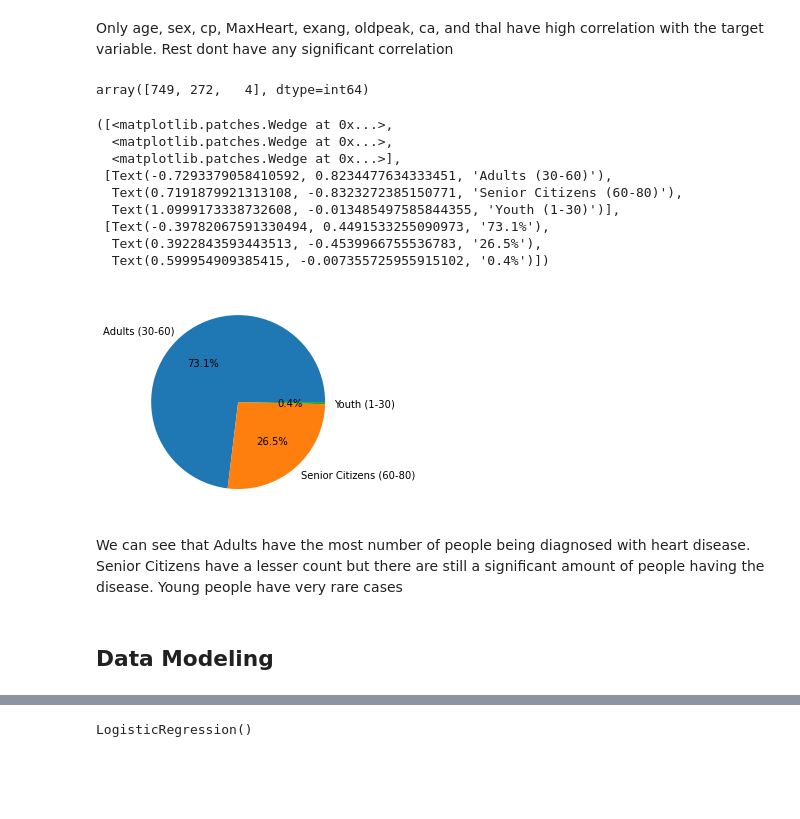
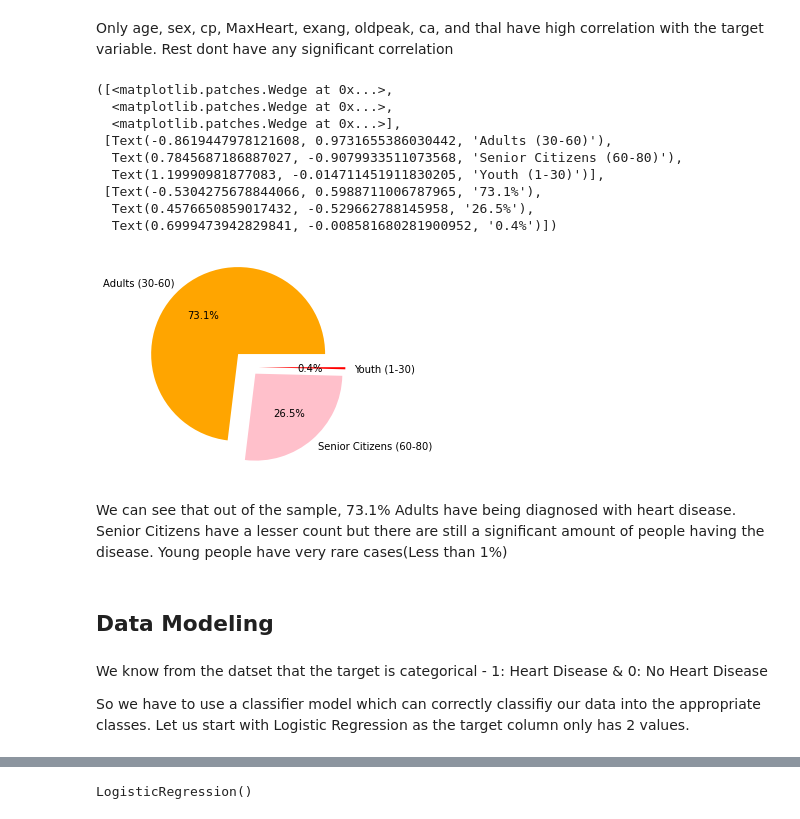
Before and after one commit to MehulSarup/HeartDisease_ML, a Jupyter notebook: Heart Disease Analysis.ipynb, the cells around one changed output, grey strips where cells are left out. Drawn from its saved outputs; the diff is of its cells as text; code cells hidden in the pictures; blank space fills up the shorter version.

Commit message:
Added new data description file. Updated analysis

```diff
--- a/Heart Disease Analysis.ipynb
+++ b/Heart Disease Analysis.ipynb
@@ -169,28 +168,32 @@ Only age, sex, cp, MaxHeart, exang, oldpeak, ca, and thal have high correlation
 ranges = [1,30,60,80]
 df2['age_range'] = pd.cut(df['age'], ranges)
 counts_range=df2['age_range'].value_counts().to_numpy()
-counts_range
+#counts_range
 #df2['age_range'].value_counts()
-# %% [output]
-array([749, 272,   4], dtype=int64)
 # %%
 age_labels=['Adults (30-60)', 'Senior Citizens (60-80)', 'Youth (1-30)']
-plt.pie(counts_range, labels=age_labels, autopct="%1.1f%%")
+exp = [0.2, 0.1, 0.1]
+pie_col = ["orange", "pink", "red"]
+plt.pie(counts_range, labels=age_labels, autopct="%1.1f%%", explode=exp, colors=pie_col)
 # %% [output]
 ([<matplotlib.patches.Wedge at 0x...>,
   <matplotlib.patches.Wedge at 0x...>,
   <matplotlib.patches.Wedge at 0x...>],
- [Text(-0.7293379058410592, 0.8234477634333451, 'Adults (30-60)'),
-  Text(0.7191879921313108, -0.8323272385150771, 'Senior Citizens (60-80)'),
-  Text(1.0999173338732608, -0.013485497585844355, 'Youth (1-30)')],
- [Text(-0.39782067591330494, 0.4491533255090973, '73.1%'),
-  Text(0.3922843593443513, -0.4539966755536783, '26.5%'),
-  Text(0.599954909385415, -0.007355725955915102, '0.4%')])
+ [Text(-0.8619447978121608, 0.9731655386030442, 'Adults (30-60)'),
+  Text(0.7845687186887027, -0.9079933511073568, 'Senior Citizens (60-80)'),
+  Text(1.19990981877083, -0.014711451911830205, 'Youth (1-30)')],
+ [Text(-0.5304275678844066, 0.5988711006787965, '73.1%'),
+  Text(0.4576650859017432, -0.529662788145958, '26.5%'),
+  Text(0.6999473942829841, -0.008581680281900952, '0.4%')])
-[figure, old version]
+[figure, new version]
 # %% [markdown]
-We can see that Adults have the most number of people being diagnosed with heart disease. Senior Citizens have a lesser count but there are still a significant amount of people having the disease. Young people have very rare cases
+We can see that out of the sample, 73.1% Adults have being diagnosed with heart disease. Senior Citizens have a lesser count but there are still a significant amount of people having the disease. Young people have very rare cases(Less than 1%)
 # %% [markdown]
 ## Data Modeling
+# %% [markdown]
+We know from the datset that the target is categorical - 1: Heart Disease & 0: No Heart Disease
+
+So we have to use a classifier model which can correctly classifiy our data into the appropriate classes. Let us start with Logistic Regression as the target column only has 2 values.
 # %%
 X = df2.iloc[:,:13]
 Y = df2['target']
```
Also changed, not shown: parts of 7 cells of this notebook, 1 other file.
